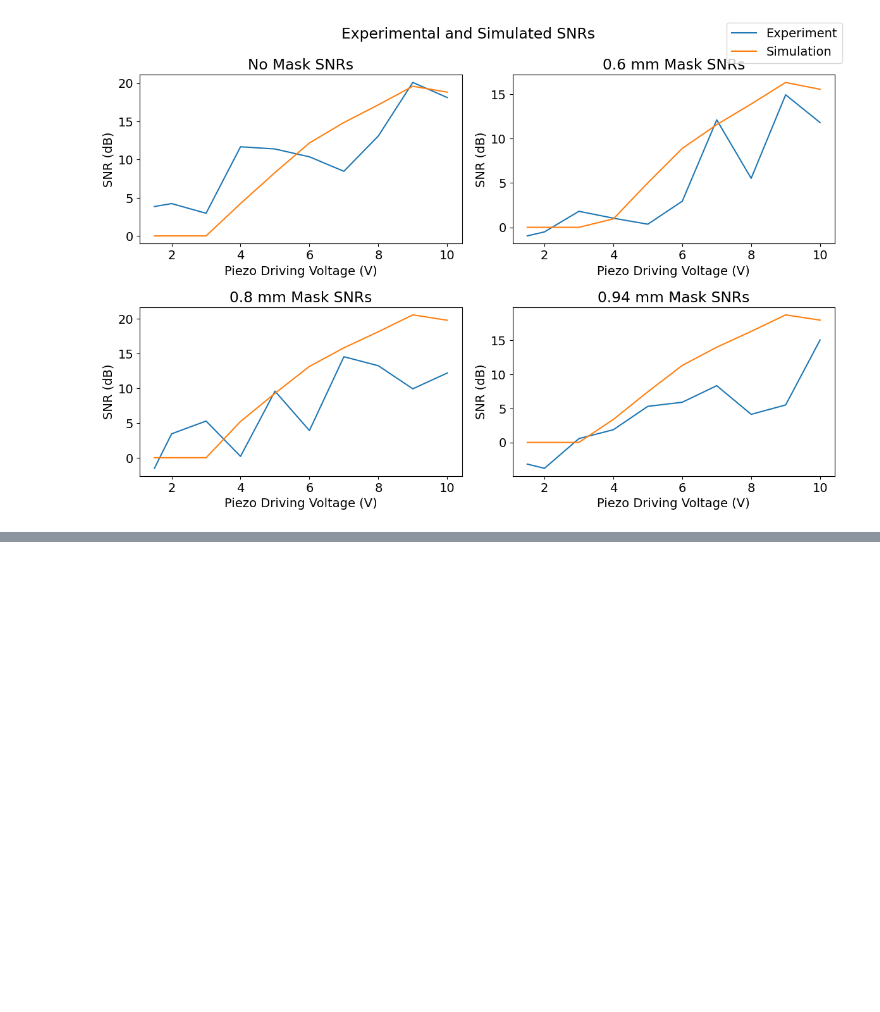
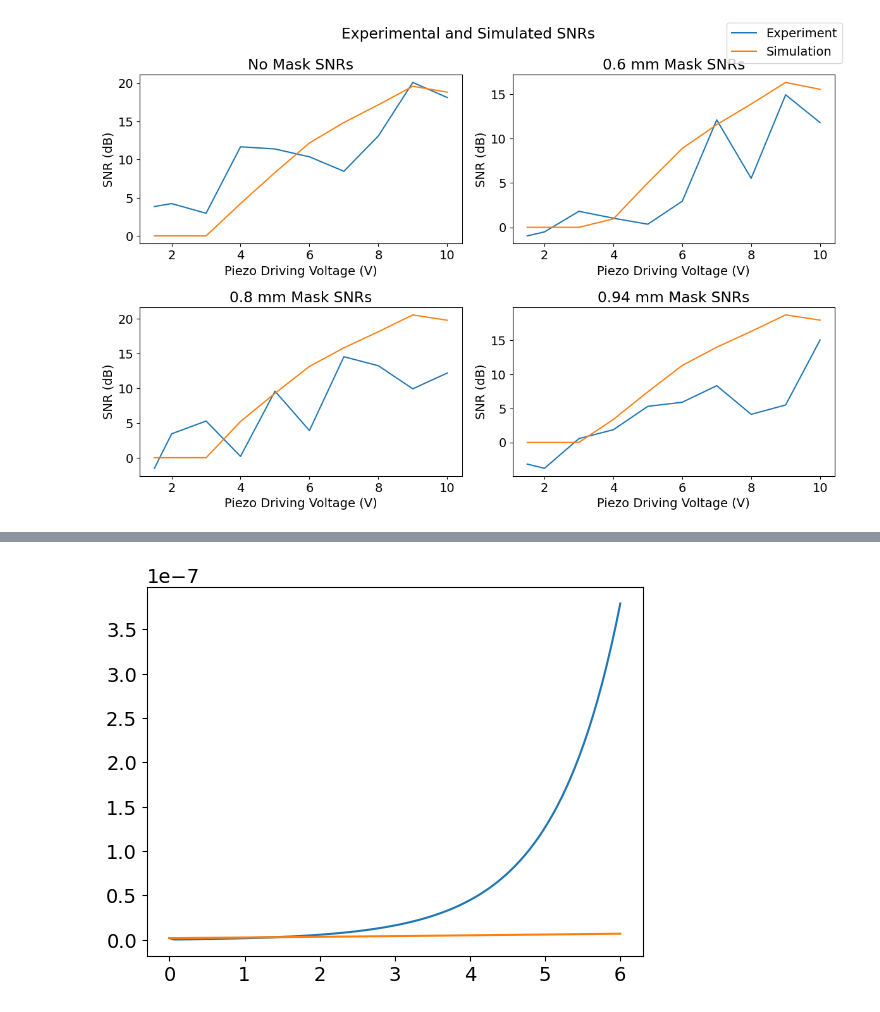
Before and after one commit to morrisonzach/fiber_optic_acoustics, a Jupyter notebook: report_graphs.ipynb, the cells around one changed output, grey strips where cells are left out. Cells and saved outputs as stored; diff of their text form; code cells hidden in the pictures; blank space fills up the shorter version.

```diff
--- a/report_graphs.ipynb
+++ b/report_graphs.ipynb
@@ -815,0 +981,6 @@ print(gaps_diffs_waists[1][:, 1] / gaps_diffs_waists[0][:, 1])
+# %%
+plt.plot(np.linspace(0, 2 * r, 100), old)
+plt.plot(np.linspace(0, 2 * r, 100), new)
+plt.show()
+# %% [output]
+[figure, added]
```
Also changed, not shown: parts of 9 cells of this notebook, 8 other files.
